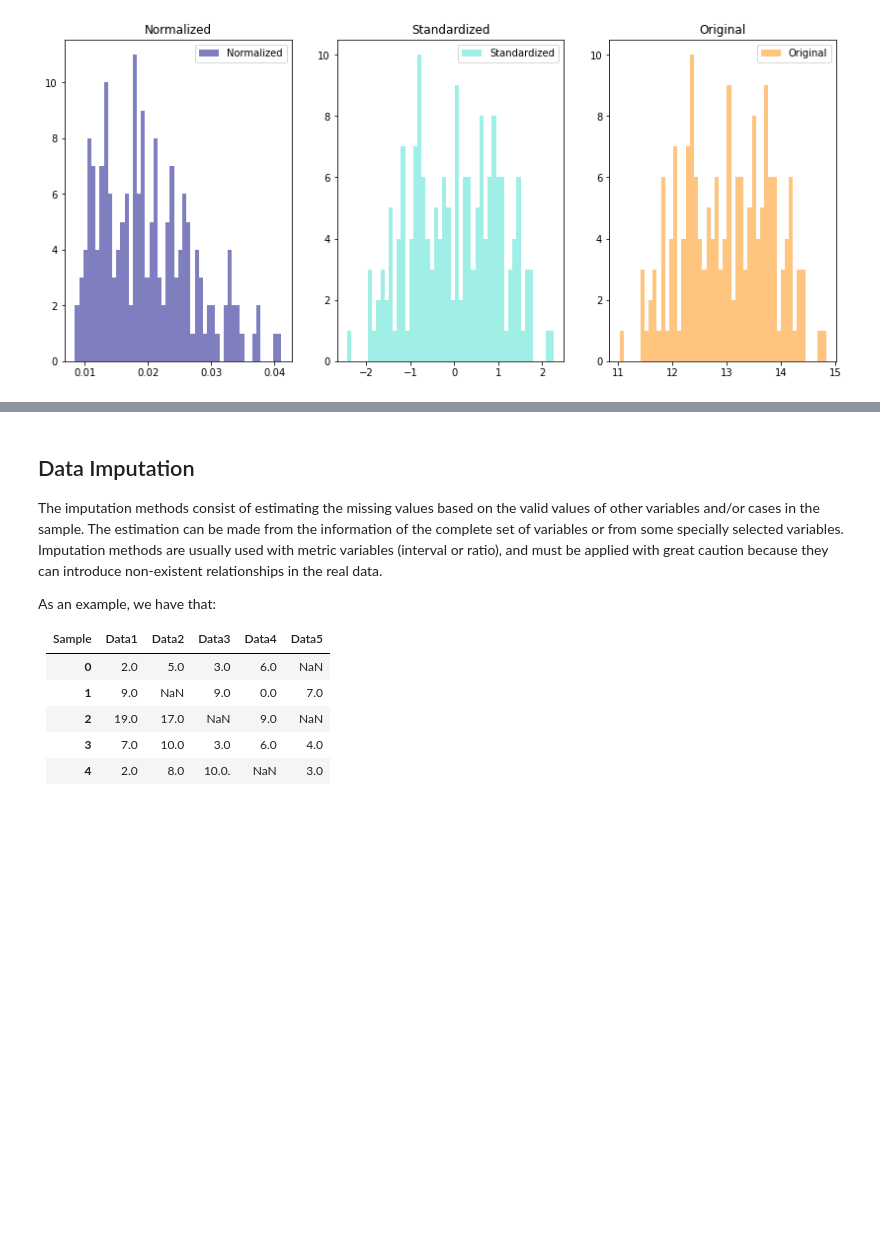
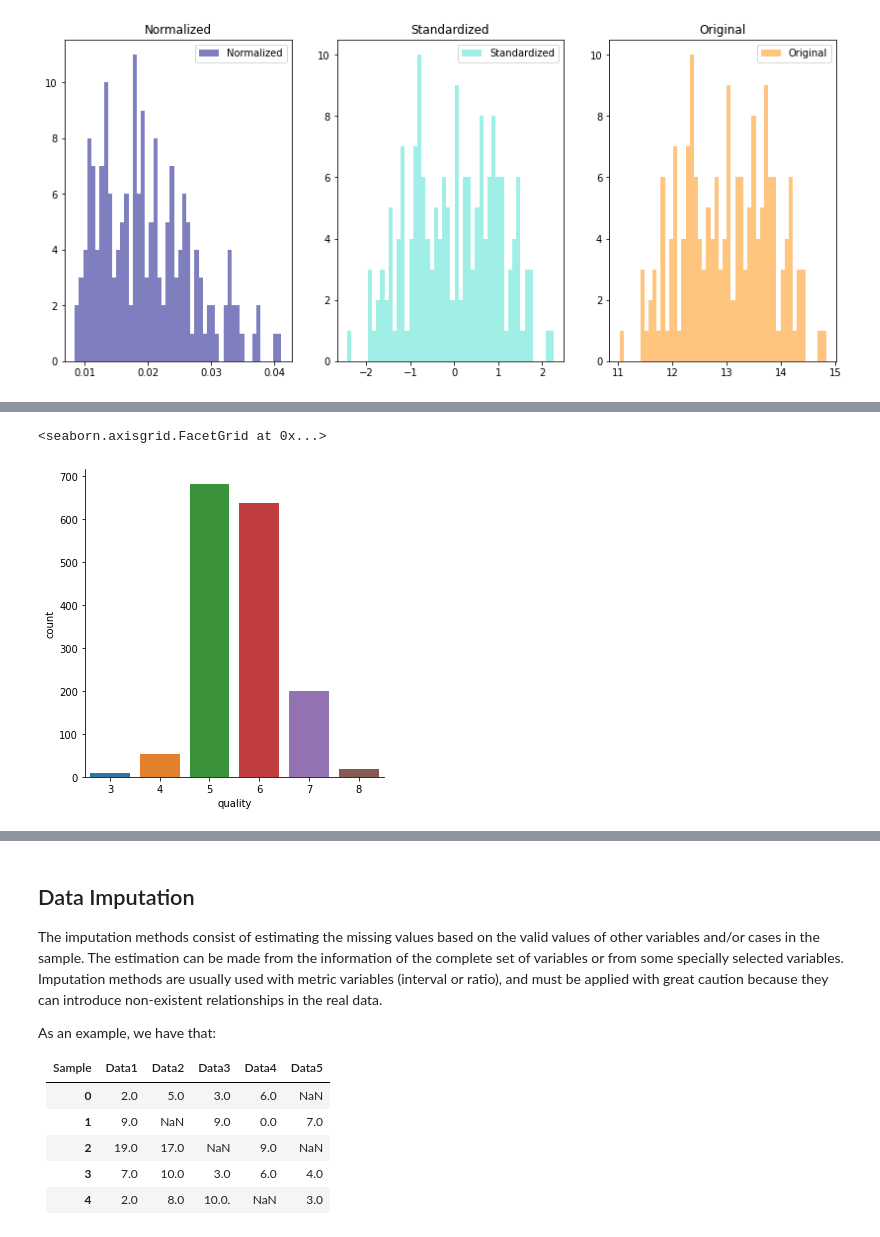
Before and after one commit to jpmh1309/mp6122_patterns, a Jupyter notebook: Notebook1.ipynb, the cells around one changed output, grey strips where cells are left out. Drawn from its saved outputs; the diff is of its cells as text; code cells hidden in the pictures; blank space fills up the shorter version.

```diff
--- a/Notebook1.ipynb
+++ b/Notebook1.ipynb
@@ -274,0 +285,12 @@ matplotlib, bokeh y seaborn.
+# %%
+import pandas as pd
+from IPython.display import Image
+from pandas import Series, DataFrame
+from google.colab import data_table
+
+data_table.enable_dataframe_formatter()
+
+wineDF=pd.read_csv('/content/drive/MyDrive/MP6122/dataset/winequality-red.csv')
+
+wineDF.head()
+data_table.DataTable(wineDF.head(wineDF.shape[0]), include_index=False, num_rows_per_page=10)
@@ -274,0 +349,10 @@ matplotlib, bokeh y seaborn.
+# %%
+import seaborn as sns
+%matplotlib inline
+
+wineDF.shape
+
+sns.factorplot('quality',data=wineDF,kind='count')
+# %% [output]
+<seaborn.axisgrid.FacetGrid at 0x...>
+[figure, added]
```
Also changed, not shown: parts of 28 cells of this notebook.
